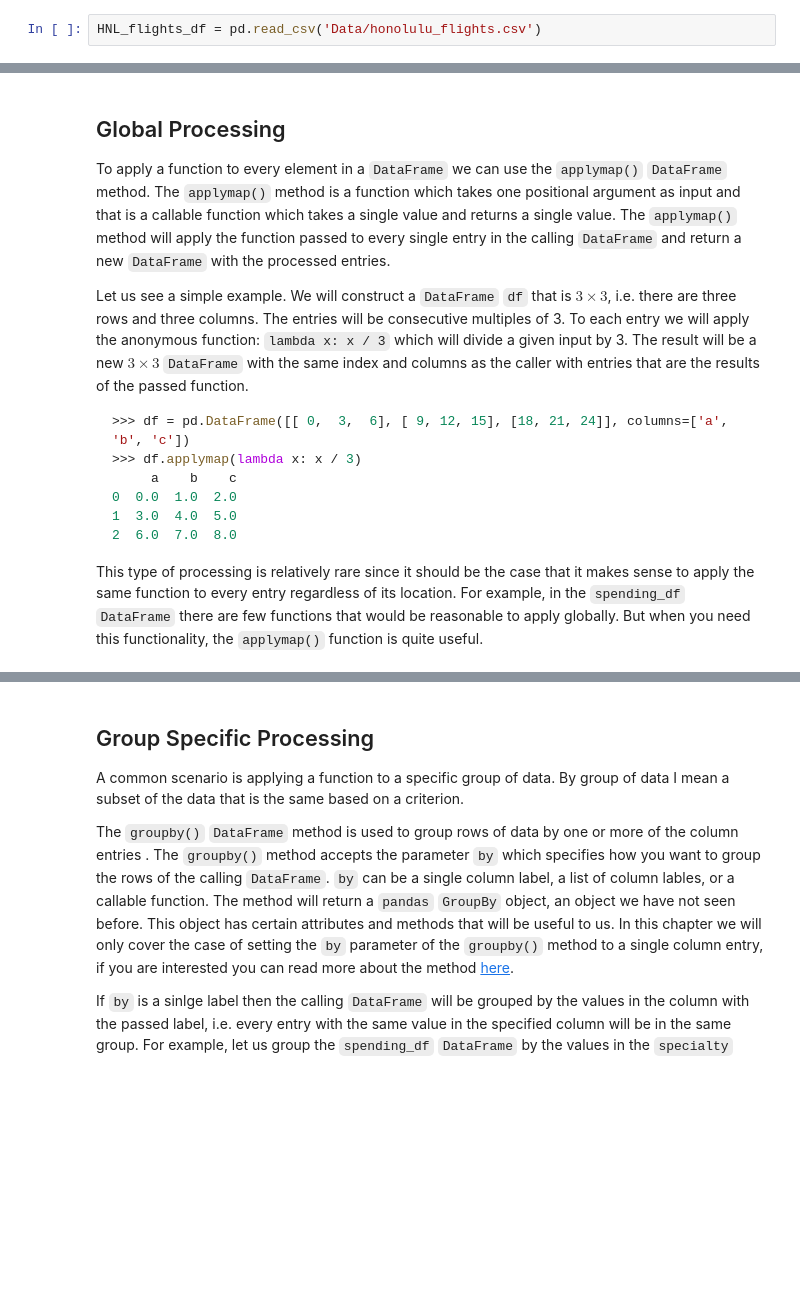
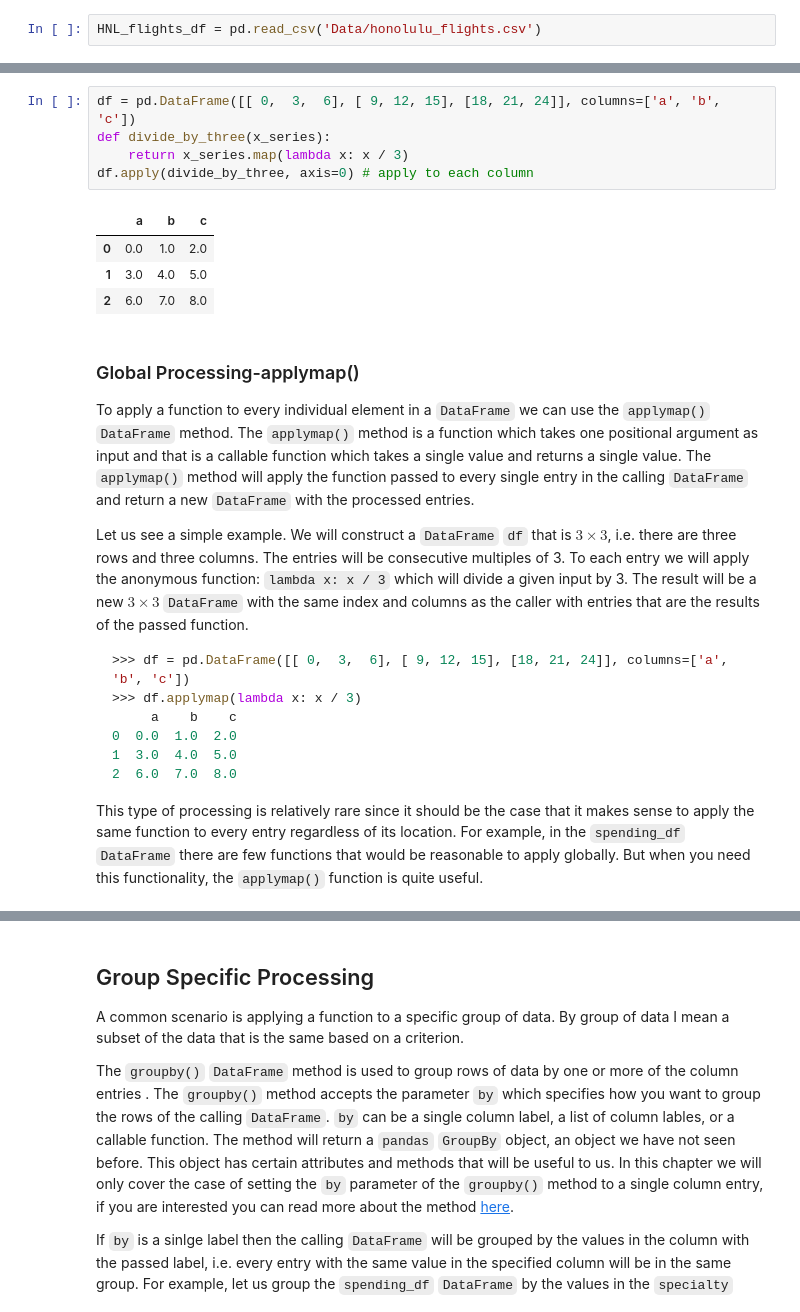
Before and after one commit to hawaiidatascience/pandas_data_wrangling, a Jupyter notebook: 6_Function_Application_and_Mapping.ipynb, the cells around one changed output, grey strips where cells are left out. Cells and saved outputs as stored; diff of their text form; blank space fills up the shorter version.

Commit message:
added applymap() content and updated master summary

```diff
--- a/6_Function_Application_and_Mapping.ipynb
+++ b/6_Function_Application_and_Mapping.ipynb
@@ -82,7 +133,16 @@ Global processing is applying the same function to every entry in a `Series` or
+# %%
+df = pd.DataFrame([[ 0,  3,  6], [ 9, 12, 15], [18, 21, 24]], columns=['a', 'b', 'c'])
+def divide_by_three(x_series):
+    return x_series.map(lambda x: x / 3)
+df.apply(divide_by_three, axis=0) # apply to each column
+# %% [output]
+|  | a | b | c |
+| 0 | 0.0 | 1.0 | 2.0 |
+| 1 | 3.0 | 4.0 | 5.0 |
+| 2 | 6.0 | 7.0 | 8.0 |
 # %% [markdown]
-## Global Processing
-
-To apply a function to every element in a `DataFrame` we can use the `applymap()` `DataFrame` method.  The `applymap()` method is a function which takes one positional argument as input and that is a callable function which takes a single value and returns a single value. The `applymap()` method will apply the function passed to every single entry in the calling `DataFrame` and return a new `DataFrame` with the processed entries.
+### Global Processing-applymap()
+To apply a function to every individual element in a `DataFrame` we can use the `applymap()` `DataFrame` method.  The `applymap()` method is a function which takes one positional argument as input and that is a callable function which takes a single value and returns a single value. The `applymap()` method will apply the function passed to every single entry in the calling `DataFrame` and return a new `DataFrame` with the processed entries.
 
 Let us see a simple example. We will construct a `DataFrame` `df` that is $3 \times 3$, i.e. there are three rows and three columns. The entries will be consecutive multiples of 3. To each entry we will apply the anonymous function: `lambda x: x / 3` which will divide a given input by 3. The result will be a new $3 \times 3$ `DataFrame` with the same index and columns as the caller with entries that are the results of the passed function.
 
```
Also changed, not shown: parts of 7 cells of this notebook, 1 other file.
